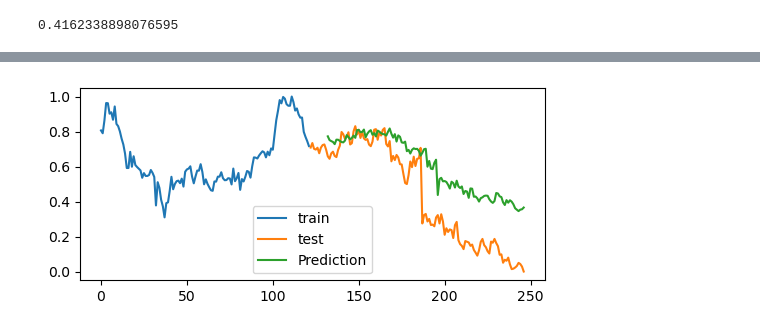
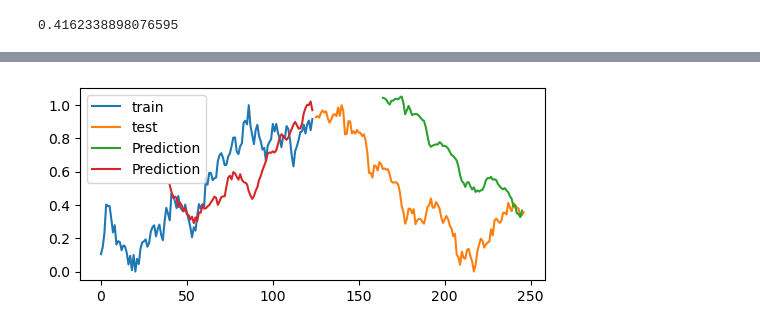
Before and after one commit to danielsibemol/trading, a Jupyter notebook: Trading.ipynb, the cells around one changed output, grey strips where cells are left out. Drawn from its saved outputs; the diff is of its cells as text; code cells hidden in the pictures.

```diff
--- a/Trading.ipynb
+++ b/Trading.ipynb
@@ -132,0 +145,20 @@ Name: Adj Close, Length: 125, dtype: float64
+# %%
+rwin = 10
+offset = 30
+Sample_Array = []
+Result_Array = []
+scaler = MinMaxScaler()
+Test_Sample_Array = []
+Test_Result_Array = []
+
+columns = ["Vale","Itau"]
+Normalized_Train_Data = Train_Data.copy()
+Normalized_Test_Data = Test_Data.copy()
+# Create a subset of columns excluding the unchanged column
+columns_to_scale = [col for col in Train_Data.columns]
+
+
+Normalized_Train_Data[columns_to_scale] = scaler.fit_transform(Train_Data[columns_to_scale])
+Normalized_Test_Data[columns_to_scale] = scaler.fit_transform(Test_Data[columns_to_scale])
+print(Normalized_Train_Data)
+print(Normalized_Test_Data)
@@ -177,7 +218,10 @@ Name: Close, dtype: float64]
 # %%
-regr = MLPRegressor(random_state=1, max_iter=500).fit(Sample_Array, Result_Array)
+regr = MLPRegressor(random_state=1, max_iter=500, hidden_layer_sizes=(20,30,30,20)).fit(Sample_Array, Result_Array)
 Res = pd.DataFrame({"Prediction":regr.predict(Test_Sample_Array[:])})
-New_index_values = range(132, 247)
+print(len(Sample_Array) + rwin,len(Sample_Array) + len(Test_Sample_Array))
+print(len(Train_Data) + rwin + offset,len(Train_Data) + len(Test_Data)+ rwin+offset)
+print(len(Res))
+New_index_values = range(len(Train_Data) + rwin + offset,len(Train_Data) + len(Test_Data))
 Res.index = New_index_values
 print(Res)
 # %% [output]
@@ -197,0 +245,6 @@ print(Res)
+# %%
+Train_Res = pd.DataFrame({"Prediction":regr.predict(Sample_Array[:])})
+print(len(Sample_Array) + rwin,len(Sample_Array) + len(Test_Sample_Array))
+New_index_values = range(rwin + offset,len(Train_Data))
+Train_Res.index = New_index_values
+print(Train_Res)
@@ -198,11 +267,12 @@ print(Res)
 # %%
 fig, ax = plt.subplots(figsize=(6, 2.5))
-Normalized_Train_Data['Close'].plot(ax=ax, label='train')
-Normalized_Test_Data['Close'].plot(ax=ax, label='test')
+Normalized_Train_Data['Vale'].plot(ax=ax, label='train')
+Normalized_Test_Data['Vale'].plot(ax=ax, label='test')
 Res.plot(ax=ax,label="Prediction")
+Train_Res.plot(ax=ax,label="Train_Prediction")
 ax.legend();
 # %% [output]
-[figure, old version]
+[figure, new version]
 # %%
 class TechnicalIndicators():
     def __init__(self, data_frame):
```
Also changed, not shown: parts of 8 cells of this notebook.
